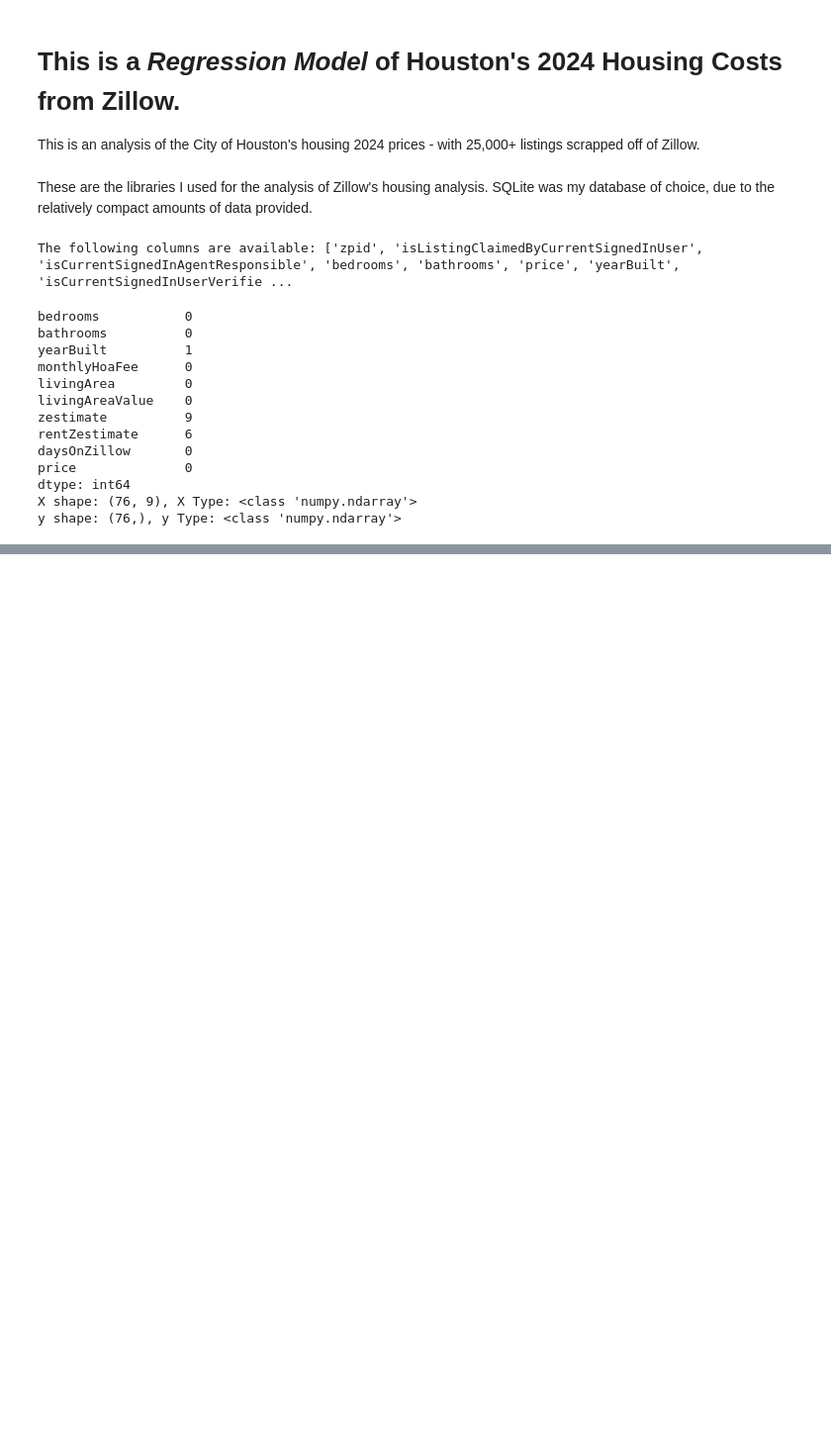
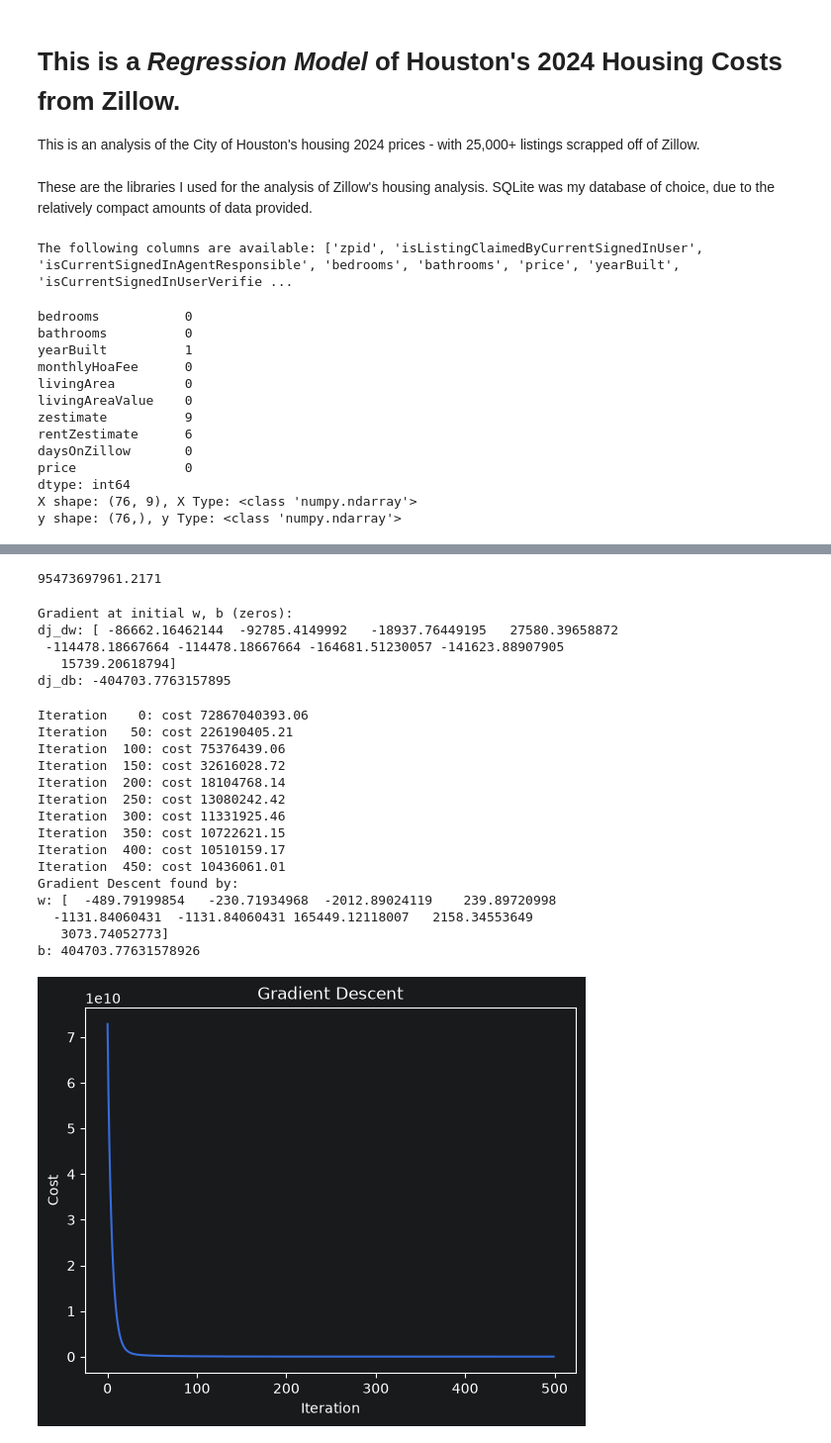
Before and after one commit to CodeCrossWRLD/Houston-Housing-Linear-Regression-2024-, a Jupyter notebook: Houston Housing Regression.ipynb, the cells around one changed output, grey strips where cells are left out. Shown at 99% size. Drawn from its saved outputs; the diff is of its cells as text; code cells hidden in the pictures; blank space fills up the shorter version.

```diff
--- a/Houston Housing Regression.ipynb
+++ b/Houston Housing Regression.ipynb
@@ -111,13 +92,0 @@ array([[ 5.17857510e-01,  1.10971401e-01,  1.22986387e+00,
-# %%
-def prediction(x, w, b):
-
-    p = np.dot(x, w) + b
-    return p
-
-x_vec = X_train[0,:]
-
-print(x_vec)
-
-f_wb = prediction(x_vec, w_init, b_init)
-
-print(f"f_wb shape {f_wb.shape}, initial prediction: {f_wb}")
@@ -130,5 +95,7 @@ def compute_cost(X, y, w, b):
     err = X @ w + b - y
     return (err @ err) / (2 * len(y))
 
-cost = compute_cost(X_train, y_train, w_init, b_init)
+cost = compute_cost(x_scaled, y_train, w_init, b_init)
 print(cost)
+# %% [output]
+95473697961.2171
@@ -134,0 +118,60 @@ print(cost)
+# %%
+tmp_dj_dw, tmp_dj_db = compute_gradient(x_scaled, y_train, w_init, b_init)
+print("Gradient at initial w, b (zeros):")
+print("dj_dw:", tmp_dj_dw)
+print("dj_db:", tmp_dj_db)
+# %% [output]
+Gradient at initial w, b (zeros):
+dj_dw: [ -86662.16462144  -92785.4149992   -18937.76449195   27580.39658872
+ -114478.18667664 -114478.18667664 -164681.51230057 -141623.88907905
+   15739.20618794]
+dj_db: -404703.7763157895
+# %%
+def gradient_descent(X, y, w, b, alpha, num_iters):
+    w = np.array(w, dtype=float)
+    b = float(b)
+    cost_history = []
+
+    for i in range(num_iters):
+        dj_dw, dj_db = compute_gradient(X, y, w, b)
+        w = w - alpha * dj_dw
+        b = b - alpha * dj_db
+        cost_history.append(compute_cost(X, y, w, b))
+
+        if i % max(1, num_iters // 10) == 0:
+            print(f"Iteration {i:4d}: cost {cost_history[-1]:.2f}")
+
+    return w, b, cost_history
+# %%
+alpha = 0.1
+iterations = 500
+
+w_final, b_final, cost_history = gradient_descent(
+    x_scaled, y_train, w_init, b_init, alpha, iterations)
+
+print("Gradient Descent found by:")
+print("w:", w_final)
+print("b:", b_final)
+
+plt.plot(cost_history)
+plt.xlabel("Iteration")
+plt.ylabel("Cost")
+plt.title("Gradient Descent")
+plt.show()
+# %% [output]
+Iteration    0: cost 72867040393.06
+Iteration   50: cost 226190405.21
+Iteration  100: cost 75376439.06
+Iteration  150: cost 32616028.72
+Iteration  200: cost 18104768.14
+Iteration  250: cost 13080242.42
+Iteration  300: cost 11331925.46
+Iteration  350: cost 10722621.15
+Iteration  400: cost 10510159.17
+Iteration  450: cost 10436061.01
+Gradient Descent found by:
+w: [  -489.79199854   -230.71934968  -2012.89024119    239.89720998
+  -1131.84060431  -1131.84060431 165449.12118007   2158.34553649
+   3073.74052773]
+b: 404703.77631578926
+[figure, added]
```
Also changed, not shown: parts of 6 cells of this notebook.
